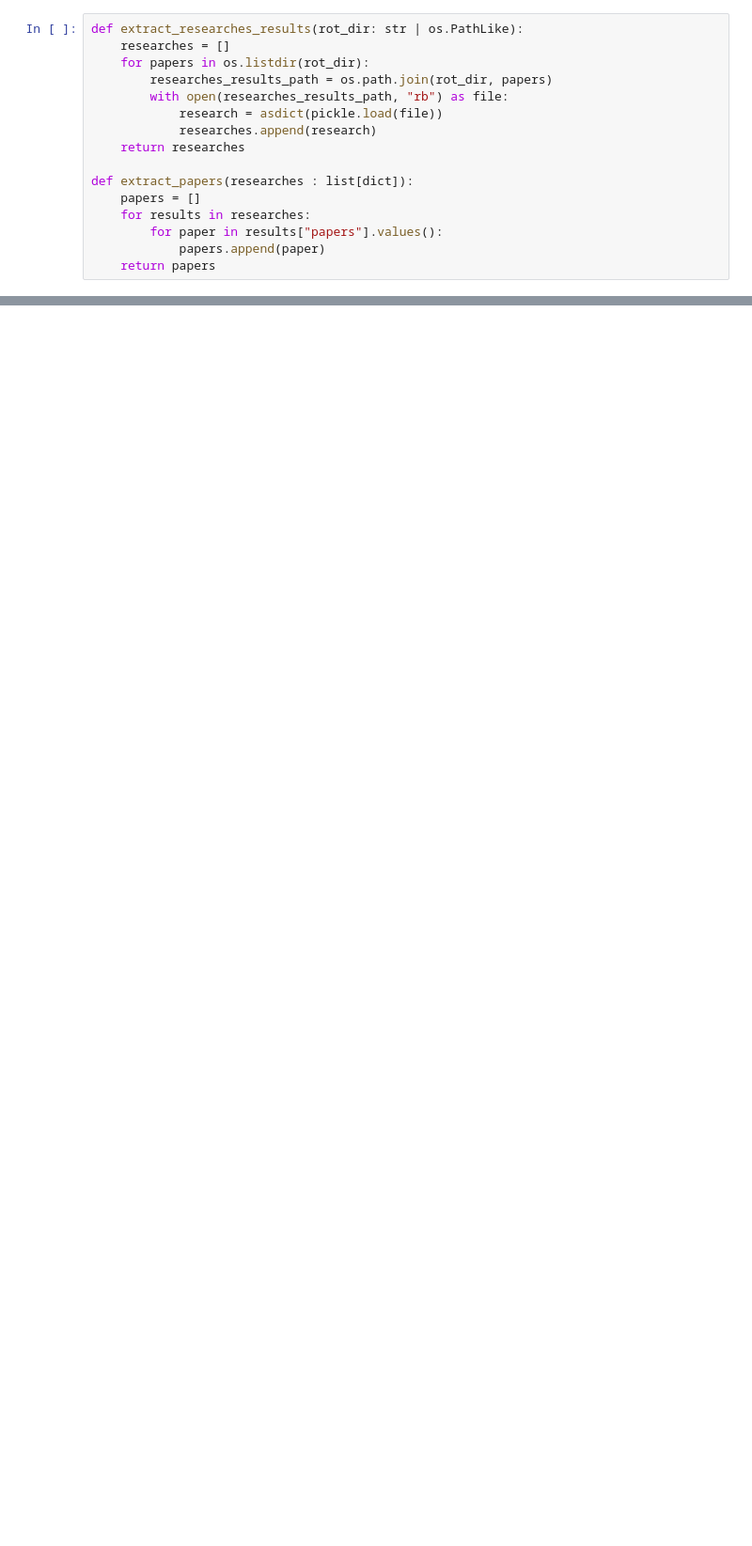
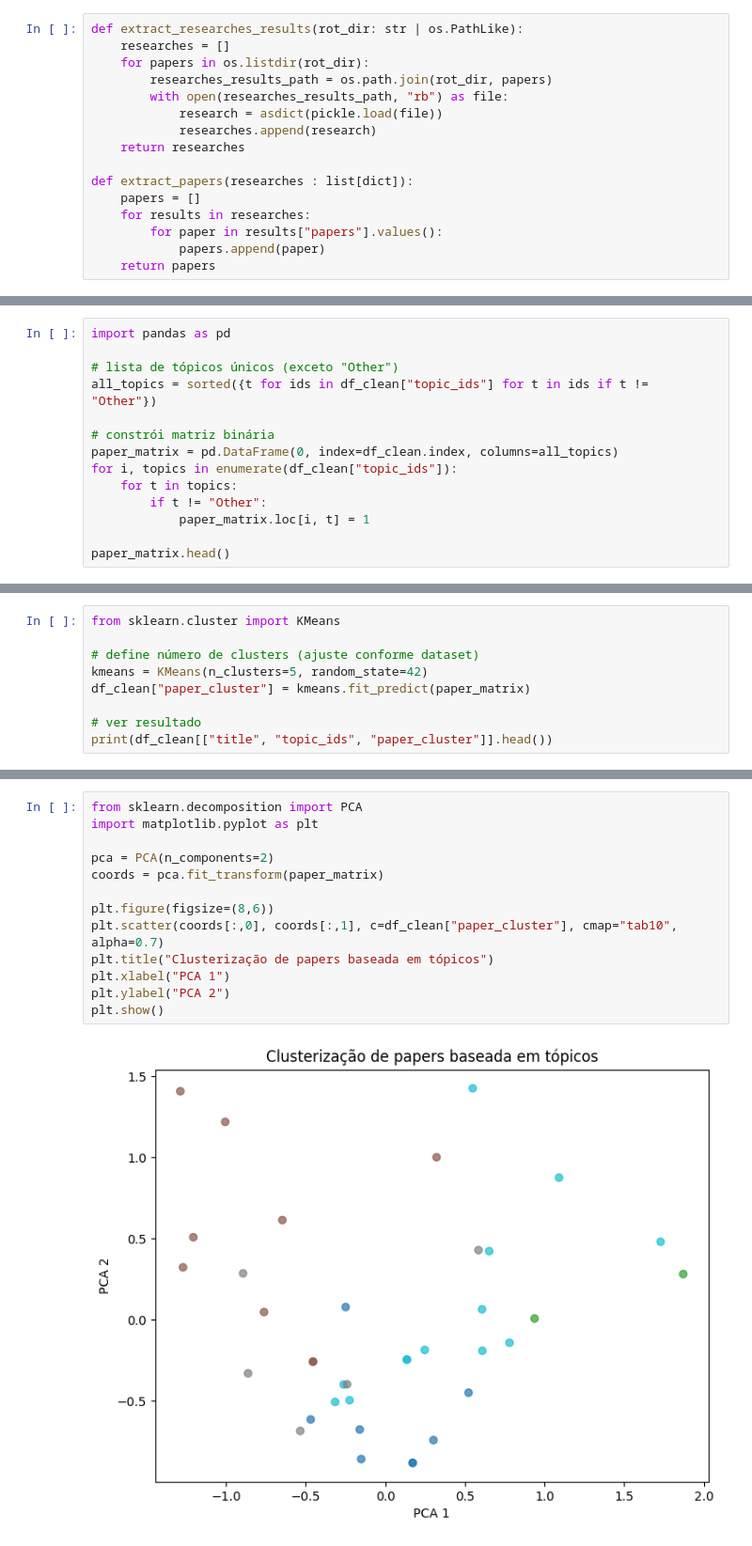
Before and after one commit to IsabelaYabe/lisa-llm-reqs, a Jupyter notebook: avaliando_papers.ipynb, the cells around one changed output, grey strips where cells are left out. Shown: that part at 94% size. Cells and saved outputs as stored; diff of their text form; blank space fills up the shorter version.

```diff
--- a/avaliando_papers.ipynb
+++ b/avaliando_papers.ipynb
@@ -75,0 +270,14 @@ print(df_2)
+# %%
+import pandas as pd
+
+# lista de tópicos únicos (exceto "Other")
+all_topics = sorted({t for ids in df_clean["topic_ids"] for t in ids if t != "Other"})
+
+# constrói matriz binária
+paper_matrix = pd.DataFrame(0, index=df_clean.index, columns=all_topics)
+for i, topics in enumerate(df_clean["topic_ids"]):
+    for t in topics:
+        if t != "Other":
+            paper_matrix.loc[i, t] = 1
+
+paper_matrix.head()
@@ -75,0 +292,9 @@ print(df_2)
+# %%
+from sklearn.cluster import KMeans
+
+# define número de clusters (ajuste conforme dataset)
+kmeans = KMeans(n_clusters=5, random_state=42)
+df_clean["paper_cluster"] = kmeans.fit_predict(paper_matrix)
+
+# ver resultado
+print(df_clean[["title", "topic_ids", "paper_cluster"]].head())
@@ -75,0 +315,15 @@ print(df_2)
+# %%
+from sklearn.decomposition import PCA
+import matplotlib.pyplot as plt
+
+pca = PCA(n_components=2)
+coords = pca.fit_transform(paper_matrix)
+
+plt.figure(figsize=(8,6))
+plt.scatter(coords[:,0], coords[:,1], c=df_clean["paper_cluster"], cmap="tab10", alpha=0.7)
+plt.title("Clusterização de papers baseada em tópicos")
+plt.xlabel("PCA 1")
+plt.ylabel("PCA 2")
+plt.show()
+# %% [output]
+[figure, added]
```
Also changed, not shown: parts of 13 cells of this notebook, 1 other file.
